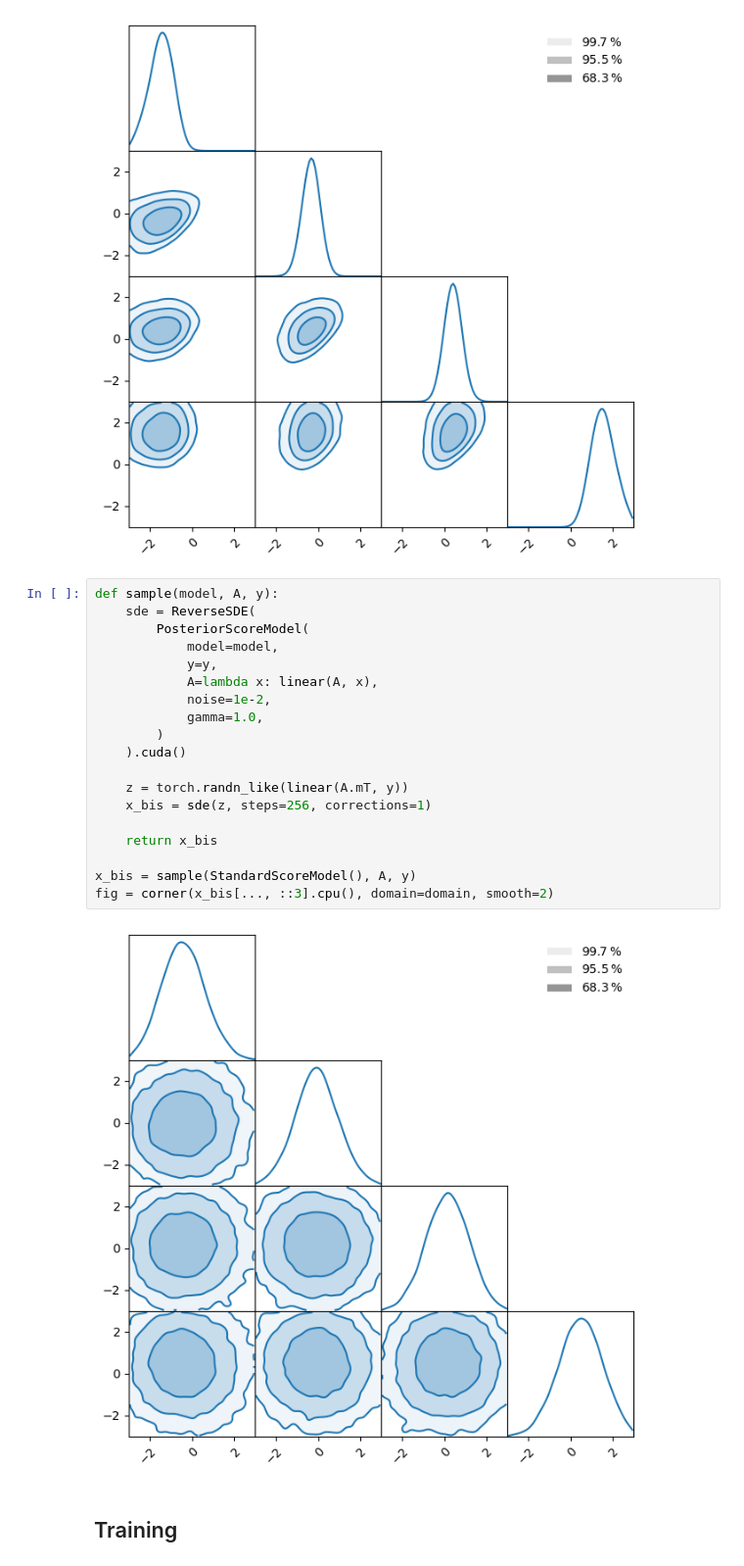
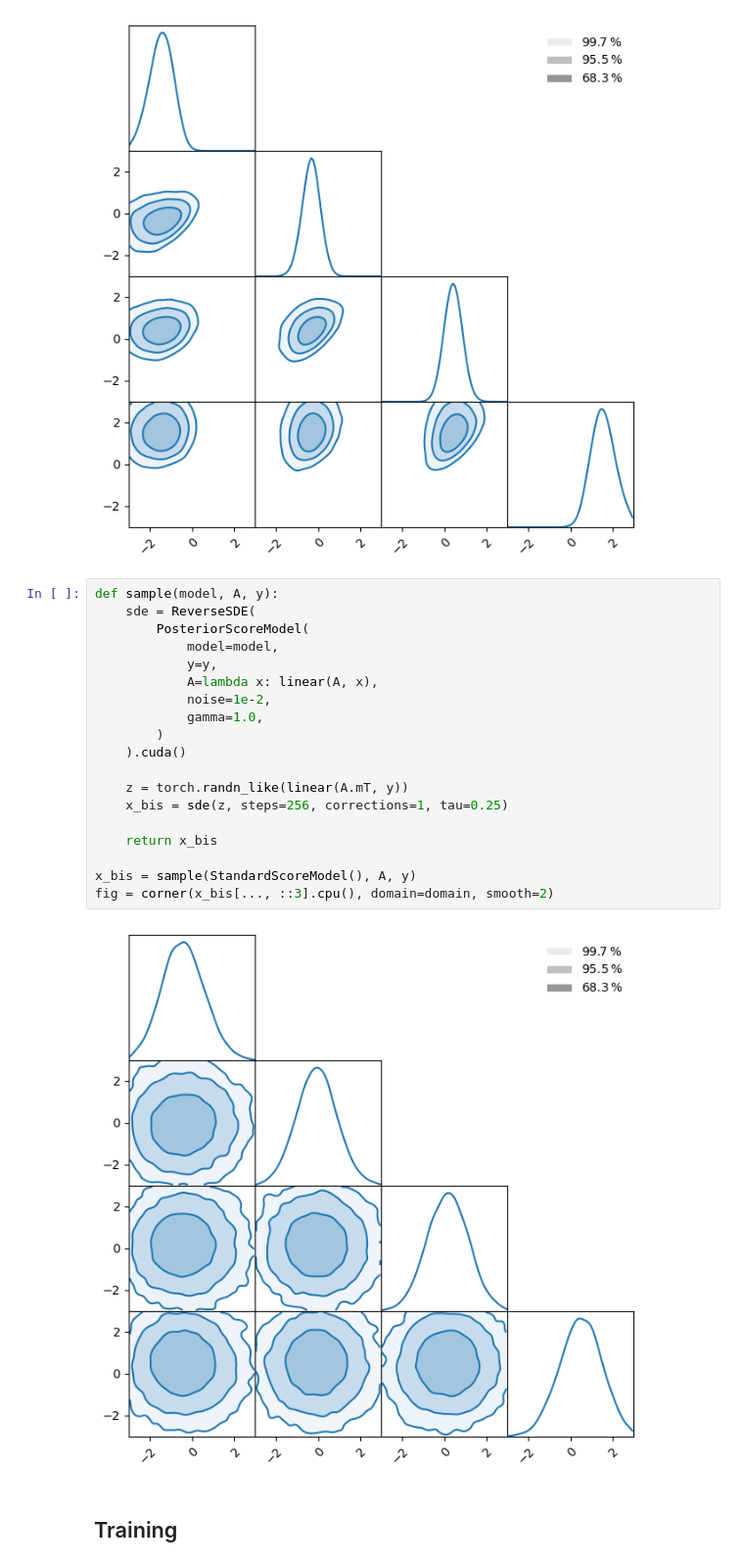
Before and after one commit to francois-rozet/diffusion-priors, a Jupyter notebook: experiments/sorted_linear.ipynb, the cells around one changed output. Shown at 98% size. Drawn from its saved outputs; the diff is of its cells as text.

```diff
--- a/experiments/sorted_linear.ipynb
+++ b/experiments/sorted_linear.ipynb
@@ -31,24 +31,24 @@ fig = corner(x[..., ::3].cpu(), domain=domain, smooth=2)
 # %%
 def sample(model, A, y):
     sde = ReverseSDE(
         PosteriorScoreModel(
             model=model,
             y=y,
             A=lambda x: linear(A, x),
             noise=1e-2,
             gamma=1.0,
         )
     ).cuda()
 
     z = torch.randn_like(linear(A.mT, y))
-    x_bis = sde(z, steps=256, corrections=1)
+    x_bis = sde(z, steps=256, corrections=1, tau=0.25)
 
     return x_bis
 
 x_bis = sample(StandardScoreModel(), A, y)
 fig = corner(x_bis[..., ::3].cpu(), domain=domain, smooth=2)
 # %% [output]
-[figure, old version]
+[figure, new version]
 # %% [markdown]
 ## Training
 # %%
```
Also changed, not shown: parts of 4 cells of this notebook, 2 other files.
